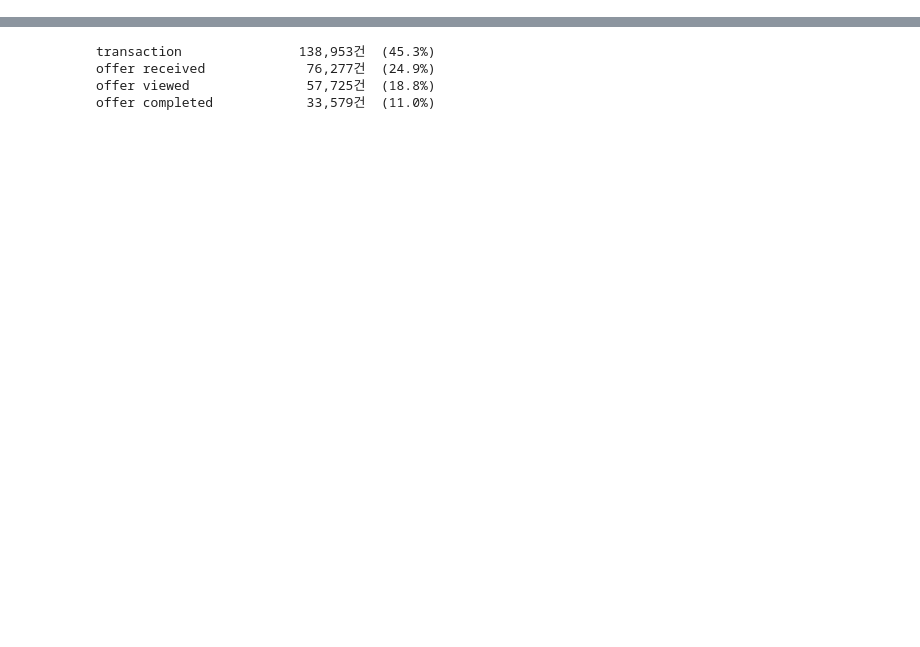
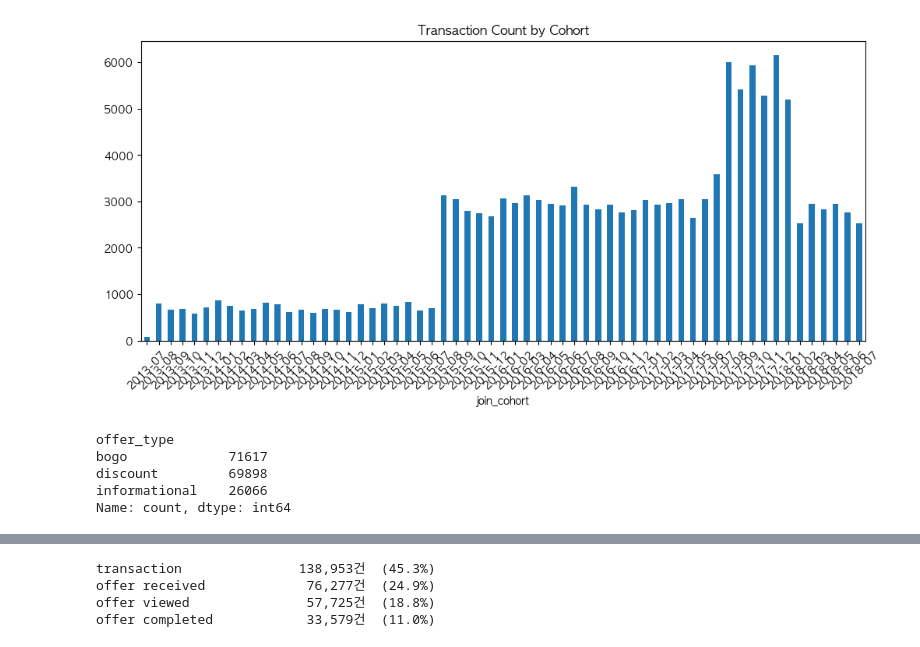
Before and after one commit to rladbstj56/practice_project, a Jupyter notebook: Soyun_EDA/eda.ipynb, the cells around one changed output, grey strips where cells are left out. Saved outputs shown, nothing was run; the diff lists cells and outputs as text; code cells hidden in the pictures; blank space fills up the shorter version.

```diff
--- a/Soyun_EDA/eda.ipynb
+++ b/Soyun_EDA/eda.ipynb
@@ -23,0 +182,11 @@ full = pd.read_csv('../Soyun_EDA/full_data.csv')
+# %%
+cohort_freq = (
+    tx.groupby('join_cohort')['amount']
+    .count()
+)
+
+cohort_freq.plot(kind='bar', figsize=(12,5), title='Transaction Count by Cohort')
+plt.xticks(rotation=45)
+plt.show()
+# %% [output]
+[figure, added]
@@ -24,3 +251,11 @@ full = pd.read_csv('../Soyun_EDA/full_data.csv')
+# %%
+full['offer_type'].value_counts() #bogo = buy one get one
+# %% [output]
+offer_type
+bogo             71617
+discount         69898
+informational    26066
+Name: count, dtype: int64
 # %%
 print("=" * 50)
 print("[ 기본 정보 ]")
```
Also changed, not shown: parts of 48 cells of this notebook, 8 other files.
